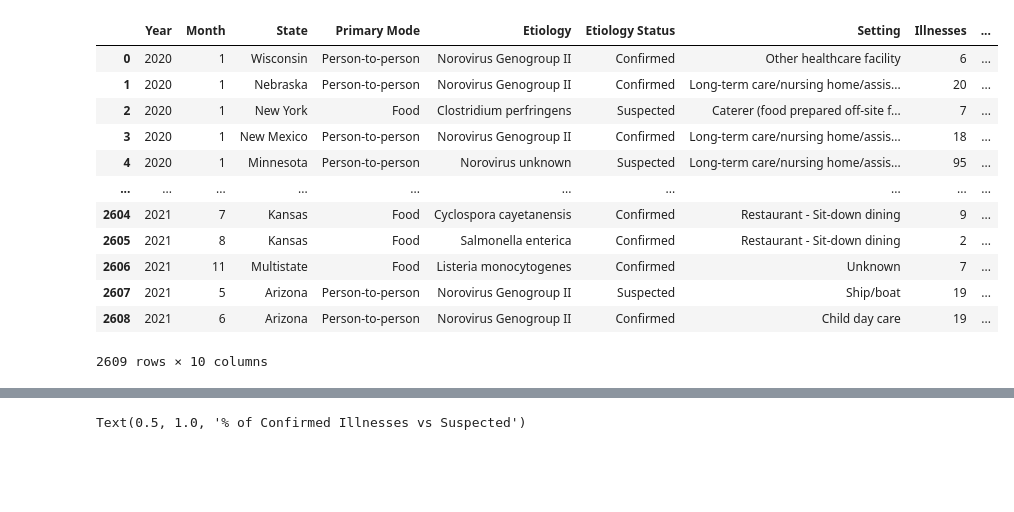
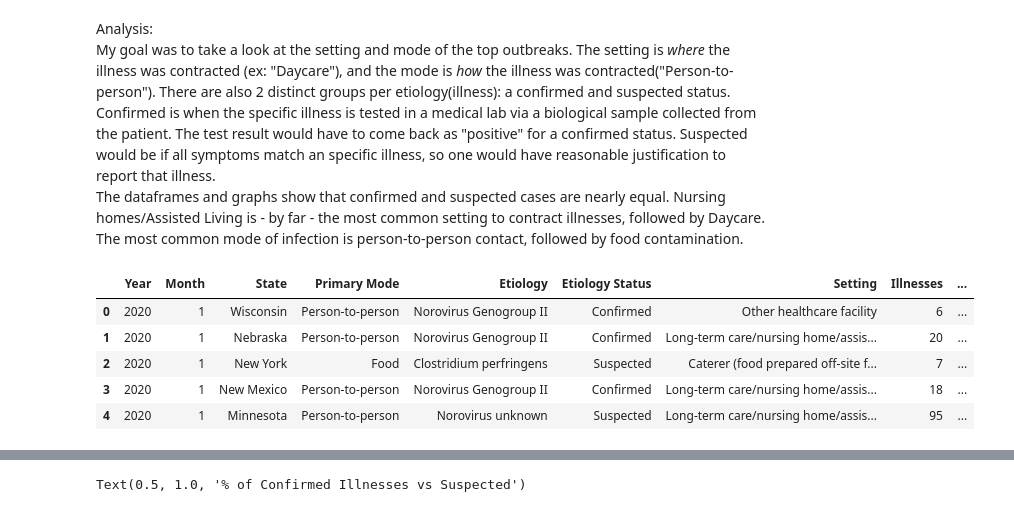
Before and after one commit to InsomniYak28/group_project_1, a Jupyter notebook: group_proj_Michaela.ipynb, the cells around one changed output, grey strips where cells are left out. Saved outputs shown, nothing was run; the diff lists cells and outputs as text; code cells hidden in the pictures; blank space fills up the shorter version.

```diff
--- a/group_proj_Michaela.ipynb
+++ b/group_proj_Michaela.ipynb
@@ -3,24 +3,21 @@ import pandas as pd
 from matplotlib import pyplot as plt
 import json
 from pprint import pprint
+# %% [markdown]
+Analysis:\
+My goal was to take a look at the setting and mode of the top outbreaks. The setting is *where* the illness was contracted (ex: "Daycare"), and the mode is *how* the illness was contracted("Person-to-person"). There are also 2 distinct groups per etiology(illness): a confirmed and suspected status. Confirmed is when the specific illness is tested in a medical lab via a biological sample collected from the patient. The test result would have to come back as "positive" for a confirmed status. Suspected would be if all symptoms match an specific illness, so one would have reasonable justification to report that illness.\
+The dataframes and graphs show that confirmed and suspected cases are nearly equal. Nursing homes/Assisted Living is - by far - the most common setting to contract illnesses, followed by Daycare. The most common mode of infection is person-to-person contact, followed by food contamination.
 # %%
 outbreak = pd.read_csv("Cleaned_outbreak_data.csv")
 outbreak.drop(["Hospitalizations","Info on Deaths"], axis=1, inplace=True)
-outbreak
+outbreak.head()
 # %% [output]
 |  | Year | Month | State | Primary Mode | Etiology | Etiology Status | Setting | Illnesses | ... |
 | 0 | 2020 | 1 | Wisconsin | Person-to-person | Norovirus Genogroup II | Confirmed | Other healthcare facility | 6 | ... |
 | 1 | 2020 | 1 | Nebraska | Person-to-person | Norovirus Genogroup II | Confirmed | Long-term care/nursing home/assis... | 20 | ... |
 | 2 | 2020 | 1 | New York | Food | Clostridium perfringens | Suspected | Caterer (food prepared off-site f... | 7 | ... |
 | 3 | 2020 | 1 | New Mexico | Person-to-person | Norovirus Genogroup II | Confirmed | Long-term care/nursing home/assis... | 18 | ... |
 | 4 | 2020 | 1 | Minnesota | Person-to-person | Norovirus unknown | Suspected | Long-term care/nursing home/assis... | 95 | ... |
-| ... | ... | ... | ... | ... | ... | ... | ... | ... | ... |
-| 2604 | 2021 | 7 | Kansas | Food | Cyclospora cayetanensis | Confirmed | Restaurant - Sit-down dining | 9 | ... |
-| 2605 | 2021 | 8 | Kansas | Food | Salmonella enterica | Confirmed | Restaurant - Sit-down dining | 2 | ... |
-| 2606 | 2021 | 11 | Multistate | Food | Listeria monocytogenes | Confirmed | Unknown | 7 | ... |
-| 2607 | 2021 | 5 | Arizona | Person-to-person | Norovirus Genogroup II | Suspected | Ship/boat | 19 | ... |
-| 2608 | 2021 | 6 | Arizona | Person-to-person | Norovirus Genogroup II | Confirmed | Child day care | 19 | ... |
-2609 rows × 10 columns
 # %%
 #number and list of unique settings
 setting_count = len(outbreak["Setting"].unique())
```
Also changed, not shown: parts of 20 cells of this notebook.
